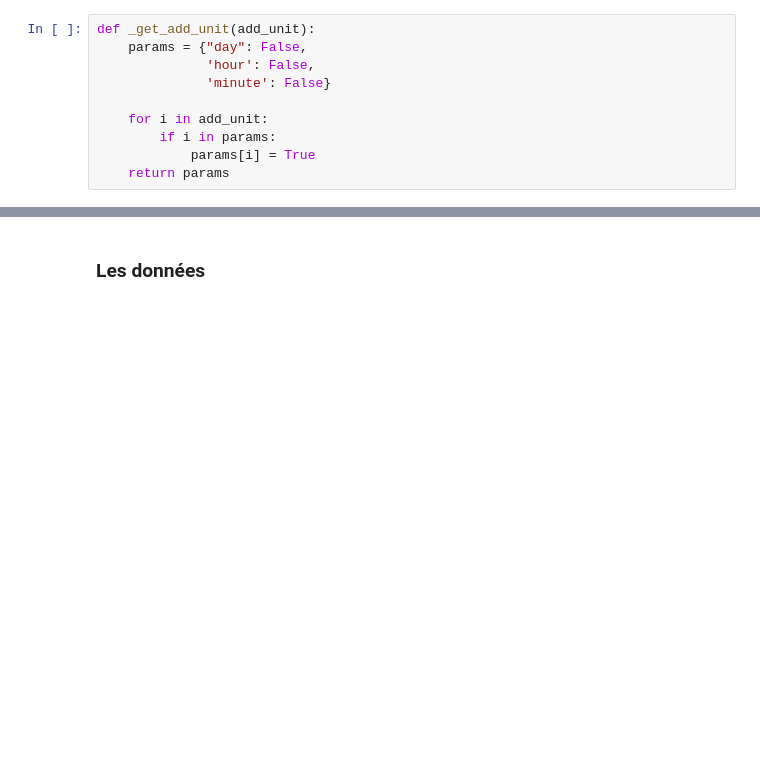
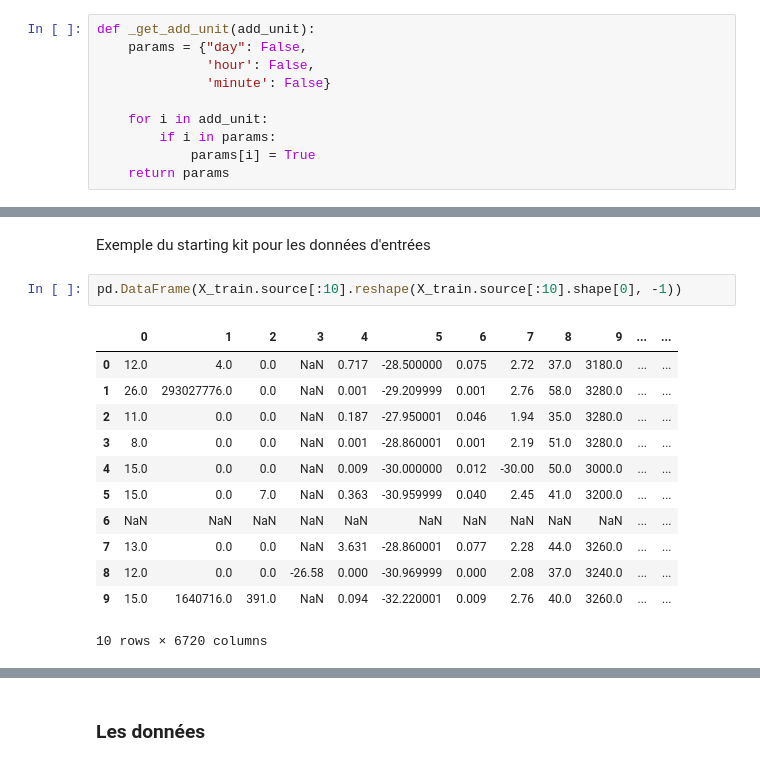
Before and after one commit to aflatoune/Huawei, a Jupyter notebook: oan_failure_starting_kit.ipynb, the cells around one changed output, grey strips where cells are left out. Drawn from its saved outputs; the diff is of its cells as text; blank space fills up the shorter version.

```diff
--- a/oan_failure_starting_kit.ipynb
+++ b/oan_failure_starting_kit.ipynb
@@ -173,0 +207,17 @@ X_n.resample('6H').max()
+# %% [markdown]
+Exemple du starting kit pour les données d'entrées
+# %%
+pd.DataFrame(X_train.source[:10].reshape(X_train.source[:10].shape[0], -1))
+# %% [output]
+|  | 0 | 1 | 2 | 3 | 4 | 5 | 6 | 7 | 8 | 9 | ... | ... |
+| 0 | 12.0 | 4.0 | 0.0 | NaN | 0.717 | -28.500000 | 0.075 | 2.72 | 37.0 | 3180.0 | ... | ... |
+| 1 | 26.0 | 293027776.0 | 0.0 | NaN | 0.001 | -29.209999 | 0.001 | 2.76 | 58.0 | 3280.0 | ... | ... |
+| 2 | 11.0 | 0.0 | 0.0 | NaN | 0.187 | -27.950001 | 0.046 | 1.94 | 35.0 | 3280.0 | ... | ... |
+| 3 | 8.0 | 0.0 | 0.0 | NaN | 0.001 | -28.860001 | 0.001 | 2.19 | 51.0 | 3280.0 | ... | ... |
+| 4 | 15.0 | 0.0 | 0.0 | NaN | 0.009 | -30.000000 | 0.012 | -30.00 | 50.0 | 3000.0 | ... | ... |
+| 5 | 15.0 | 0.0 | 7.0 | NaN | 0.363 | -30.959999 | 0.040 | 2.45 | 41.0 | 3200.0 | ... | ... |
+| 6 | NaN | NaN | NaN | NaN | NaN | NaN | NaN | NaN | NaN | NaN | ... | ... |
+| 7 | 13.0 | 0.0 | 0.0 | NaN | 3.631 | -28.860001 | 0.077 | 2.28 | 44.0 | 3260.0 | ... | ... |
+| 8 | 12.0 | 0.0 | 0.0 | -26.58 | 0.000 | -30.969999 | 0.000 | 2.08 | 37.0 | 3240.0 | ... | ... |
+| 9 | 15.0 | 1640716.0 | 391.0 | NaN | 0.094 | -32.220001 | 0.009 | 2.76 | 40.0 | 3260.0 | ... | ... |
+10 rows × 6720 columns
```
Also changed, not shown: parts of 20 cells of this notebook, 1 other file.
